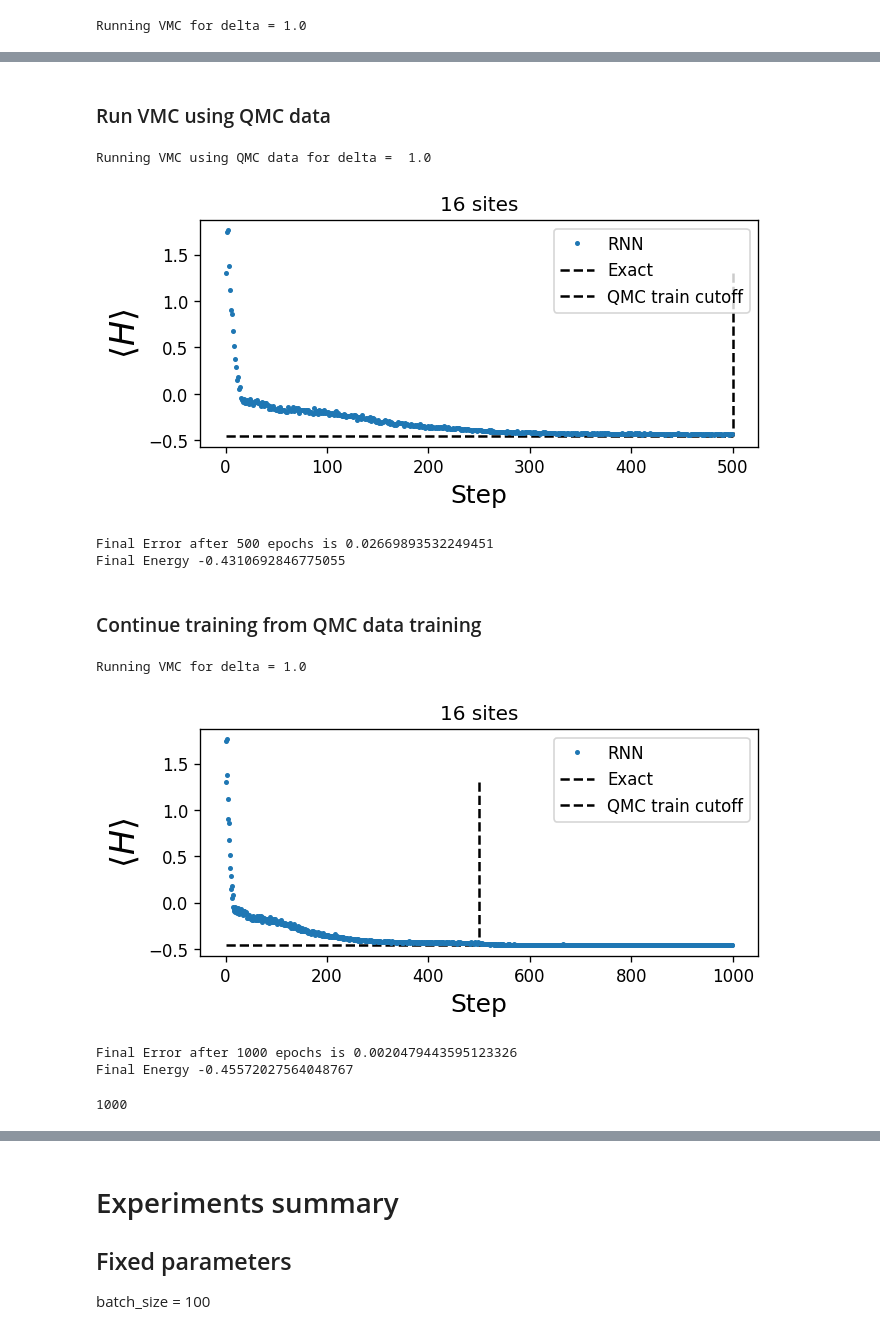
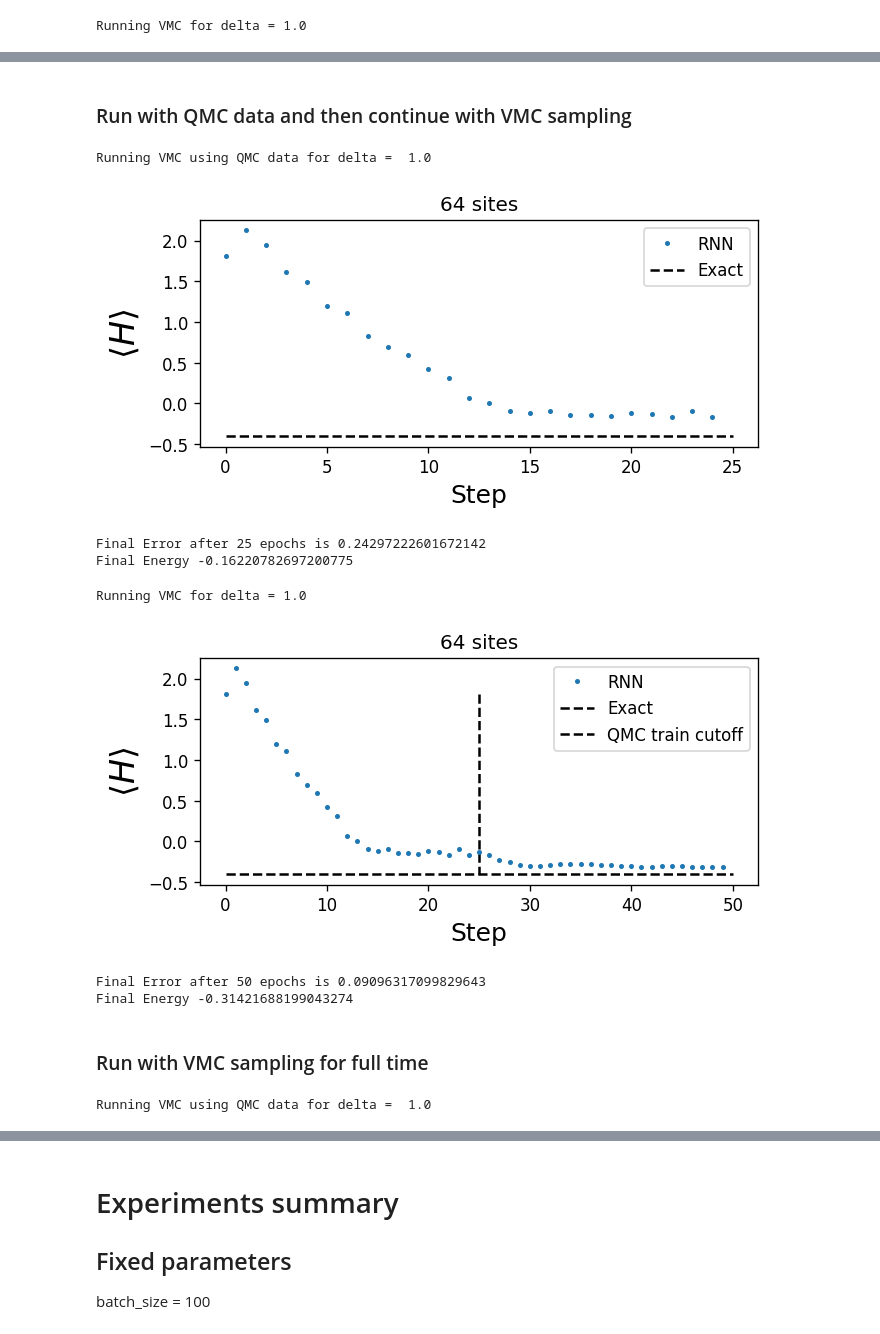
Before and after one commit to MelkoCollective/NeuralNetworks-for-Quantum, a Jupyter notebook: src_qmc_vmc/VMC_Rydberg_experiments.ipynb, the cells around one changed output, grey strips where cells are left out. Cells and saved outputs as stored; diff of their text form; code cells hidden in the pictures.

```diff
--- a/src_qmc_vmc/VMC_Rydberg_experiments.ipynb
+++ b/src_qmc_vmc/VMC_Rydberg_experiments.ipynb
@@ -207,8 +217,8 @@ Overall dataset shape:  (1000, 16)
 ### Define Parameters
 # %%
 # Hamiltonian parameters
-Lx = 4     # Linear size in x direction
-Ly = 4      # Linear size in y direction
+Lx = 8     # Linear size in x direction
+Ly = 8      # Linear size in y direction
 N = Lx*Ly   # Total number of atoms
 V = 7.0     # Strength of Van der Waals interaction
 Omega = 1.0 # Rabi frequency
@@ -218,11 +228,15 @@ delta = 1.0 # Detuning
 lr = 0.001     # learning rate of Adam optimizer
 nh = 32        # Number of hidden units in the GRU cell
 ns = 1000     # Number of samples used to approximate the energy at each step
-vmc_epochs = 500  # Training iterations for vmc
-qmc_epochs = 500    # Training iterations for qmc
+vmc_epochs = 25 # Training iterations for vmc
+qmc_epochs = 25 # Training iterations for qmc
+total_epochs = vmc_epochs+qmc_epochs # Total training iterations
 seed = 1234    # Seed of RNG
 
-# Exact energy from exact diagonalization for L=4, and DMRG for higher L
-exact_energy = {4:-0.45776822, 8: -0.41079068589921375
-, 12: -0.3952409191423294, 16:-0.38780030058038656}
+# Exact energy from exact diagonalization for L=4, and QMC for higher L
+# Truncation
+# exact_energy = {4:-0.45776822, 8: -0.41079068589921375
+# , 12: -0.3952409191423294, 16:-0.38780030058038656}
+
+exact_energy = {4: -0.4534132086591546, 8: -0.40518005298872917, 12:-0.3884864748124427 , 16: -0.380514770608724}
 # %% [markdown]
@@ -230,5 +244,10 @@ exact_energy = {4:-0.45776822, 8: -0.41079068589921375
 # %%
 def run_VMC(vmc, epochs, delta, qmc_data, energy, variance, batch_size=100):
+    '''
+    Run RNN using vmc sampling or qmc data. If qmc_data is None, uses vmc sampling.
+    Otherwise uses qmc data loaded in qmc_data
+    '''
+
     if qmc_data != None:
       print("Running VMC using QMC data for delta = ", delta)
     else:
@@ -280,13 +299,17 @@ def run_VMC(vmc, epochs, delta, qmc_data, energy, variance, batch_size=100):
 
     return vmc, energy, variance
 # %%
-def plot_E(energy, exact_energy, N, vmc_epochs, qmc_epochs):
+def plot_E(energy, exact_energy, N, total_epochs, cutoff):
+  '''
+  Plots the energy over epochs. Cutoff shows the difference if combining
+  vmc sampling and qmc data training. If it is 0, nothing is plotted.
+  '''
   fig = plt.figure(1,figsize=(6,2.5), dpi=120, facecolor='w', edgecolor='k')
 
   plt.plot(energy,marker='o',markersize=2,linewidth=0.0,markevery=1,label="RNN")
-  plt.hlines(exact_energy,0,vmc_epochs+qmc_epochs,linestyle="--",label="Exact")
-  if qmc_epochs != 0:
-    plt.vlines(qmc_epochs, energy[0], exact_energy, linestyle="--", label="QMC train cutoff")
+  plt.hlines(exact_energy,0, total_epochs,linestyle="--",label="Exact")
+  if cutoff != 0:
+    plt.vlines(cutoff, energy[0], exact_energy, linestyle="--", label="QMC train cutoff")
 
   plt.xlabel("Step",fontsize=15)
   plt.ylabel("$\\langle H \\rangle$",fontsize=20)
@@ -297,7 +320,7 @@ def plot_E(energy, exact_energy, N, vmc_epochs, qmc_epochs):
 
   final_energy = energy[-1]
   final_error = np.abs(final_energy-exact_energy)
-  print("Final Error after {} epochs is {}".format(vmc_epochs+qmc_epochs, final_error))
+  print("Final Error after {} epochs is {}".format(total_epochs, final_error))
   print("Final Energy {}".format(final_energy))
   return final_energy
 # %% [markdown]
@@ -318,31 +351,34 @@ Final Energy -0.4282495677471161
 # %% [markdown]
-### Run VMC using QMC data
+### Run with QMC data and then continue with VMC sampling
 # %%
-vmc_qmc = VariationalMonteCarlo(Lx,Ly,V,Omega,delta,nh,lr,vmc_epochs,seed)
+vmc_qmc = VariationalMonteCarlo(Lx,Ly,V,Omega,delta,nh,lr,vmc_epochs,Lx, seed)
 energy = []
 variance = []
 vmc_qmc, energy, variance = run_VMC(vmc_qmc, qmc_epochs, delta, qmc_dataset, energy, variance)
 # %% [output]
 Running VMC using QMC data for delta =  1.0
 # %%
-qmc_final_energy = plot_E(energy, exact_energy[Lx], N, 0, qmc_epochs)
+qmc_final_energy = plot_E(energy, exact_energy[Lx], N, qmc_epochs, 0)
 # %% [output]
-[figure, old version]
+[figure, new version]
-Final Error after 500 epochs is 0.02669893532249451
-Final Energy -0.4310692846775055
+Final Error after 25 epochs is 0.24297222601672142
+Final Energy -0.16220782697200775
-# %% [markdown]
-### Continue training from QMC data training
 # %%
 vmc_qmc, energy, variance = run_VMC(vmc_qmc, vmc_epochs, delta, None, energy, variance)
 # %% [output]
 Running VMC for delta = 1.0
 # %%
-qmc_vmc_final_energy = plot_E(energy, exact_energy[Lx], N, vmc_epochs, qmc_epochs)
+qmc_vmc_final_energy = plot_E(energy, exact_energy[Lx], N, total_epochs, qmc_epochs)
 # %% [output]
-[figure, old version]
+[figure, new version]
-Final Error after 1000 epochs is 0.0020479443595123326
-Final Energy -0.45572027564048767
+Final Error after 50 epochs is 0.09096317099829643
+Final Energy -0.31421688199043274
-# %%
-print(len(energy))
-# %% [output]
-1000
+# %% [markdown]
+### Run with VMC sampling for full time
+# %%
+vmc_qmc = VariationalMonteCarlo(Lx,Ly,V,Omega,delta,nh,lr,total_epochs,Lx, seed)
+energy = []
+variance = []
+vmc_qmc, energy, variance = run_VMC(vmc_qmc, total_epochs, delta, qmc_dataset, energy, variance)
+# %% [output]
+Running VMC using QMC data for delta =  1.0
```
Also changed, not shown: parts of 17 cells of this notebook, 1 other file.
